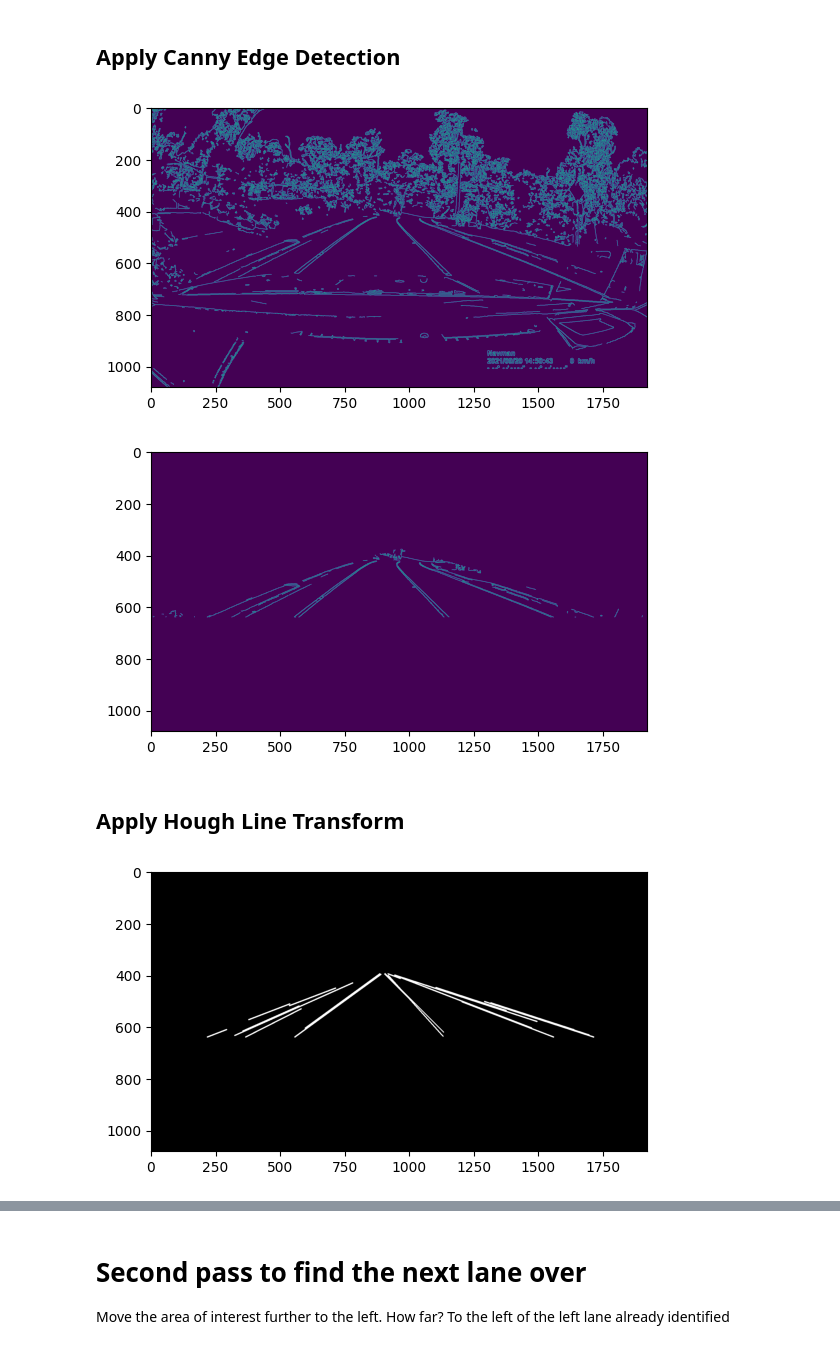
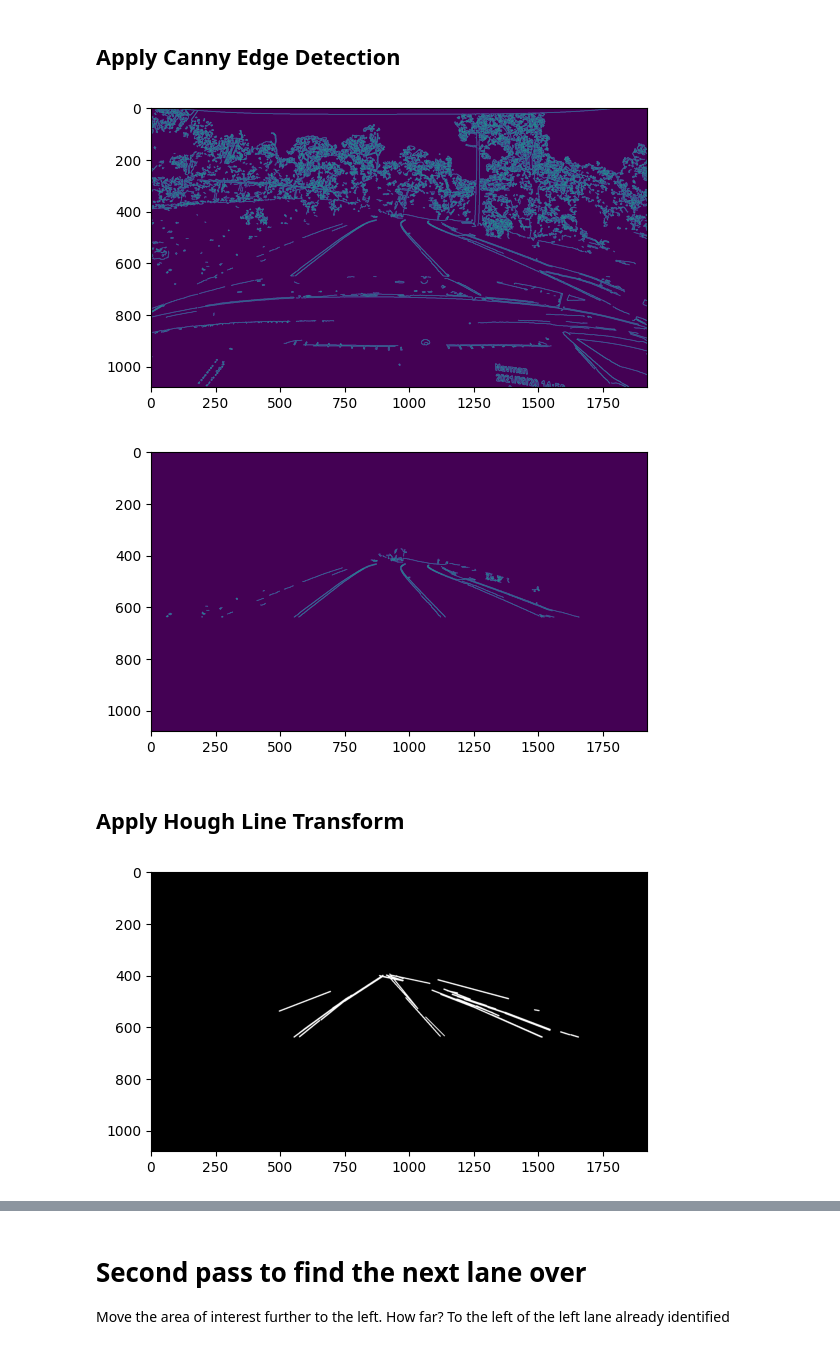
Before and after one commit to tylerrmit/minor_thesis, a Jupyter notebook: jupyter/Lane_Detection.ipynb, the cells around one changed output, grey strips where cells are left out. Drawn from its saved outputs; the diff is of its cells as text; code cells hidden in the pictures.

```diff
--- a/jupyter/Lane_Detection.ipynb
+++ b/jupyter/Lane_Detection.ipynb
@@ -14,11 +14,17 @@ https://github.com/Arun-purakkatt/medium_repo/blob/main/road_lane_detection%20(1
 ## Load image and apply mask
 # %%
 import os
+import sys
 import matplotlib.pylab as plt
 import cv2
 import numpy as np
 
-sample_file = os.path.join(os.pardir, 'data_sources', 'sample_dashcam_lanes.png')
+module_path_root = os.path.abspath(os.pardir)
+if module_path_root not in sys.path:
+    sys.path.append(module_path_root)
+
+#sample_file = os.path.join(os.pardir, 'data_sources', 'sample_dashcam_lanes.png')
+sample_file = os.path.join(module_path_root, 'data_sources', 'dashcam_samples', 'corrected_ram_01_02160.png')
 
 original_image = cv2.imread(sample_file)
 original_image = cv2.cvtColor(original_image, cv2.COLOR_BGR2RGB)
@@ -79,40 +85,40 @@ plt.show()
 plt.imshow(cropped_image)
 plt.show()
 # %% [output]
-[figure, old version]
+[figure, new version]
-[figure, old version]
+[figure, new version]
 # %% [markdown]
 ## Apply Hough Line Transform
 # %%
 lines = cv2.HoughLinesP(
     cropped_image,
     rho           = 2,
-    theta         = np.pi/60,
-    threshold     = 160,
+    theta         = np.pi/60, # 60, 180
+    threshold     = 100, #160, 100
     lines         = np.array([]),
-    minLineLength = 10,
-    maxLineGap    = 100
+    minLineLength = 10, #10, 100
+    maxLineGap    = 50 #100, 5
 )
 
 def draw_lines(img, lines):
     img = np.copy(img)
 
     line_image = np.zeros((img.shape[0], img.shape[1], 3), dtype=np.uint8)
 
     for line in lines:
         for x1, y1, x2, y2 in line:
             cv2.line(line_image, (x1, y1), (x2, y2), (255, 255, 255), thickness=3)
 
     #img = cv2.addWeighted(img, 0.8, line_image, 1, 0.0)
     #return img
     return line_image
 
 image_with_lines = draw_lines(original_image, lines)
 
 plt.imshow(image_with_lines)
 plt.show()
 # %% [output]
-[figure, old version]
+[figure, new version]
 # %%
 # https://medium.com/analytics-vidhya/building-a-lane-detection-system-f7a727c6694
 
```
Also changed, not shown: parts of 8 cells of this notebook, 38 other files.
